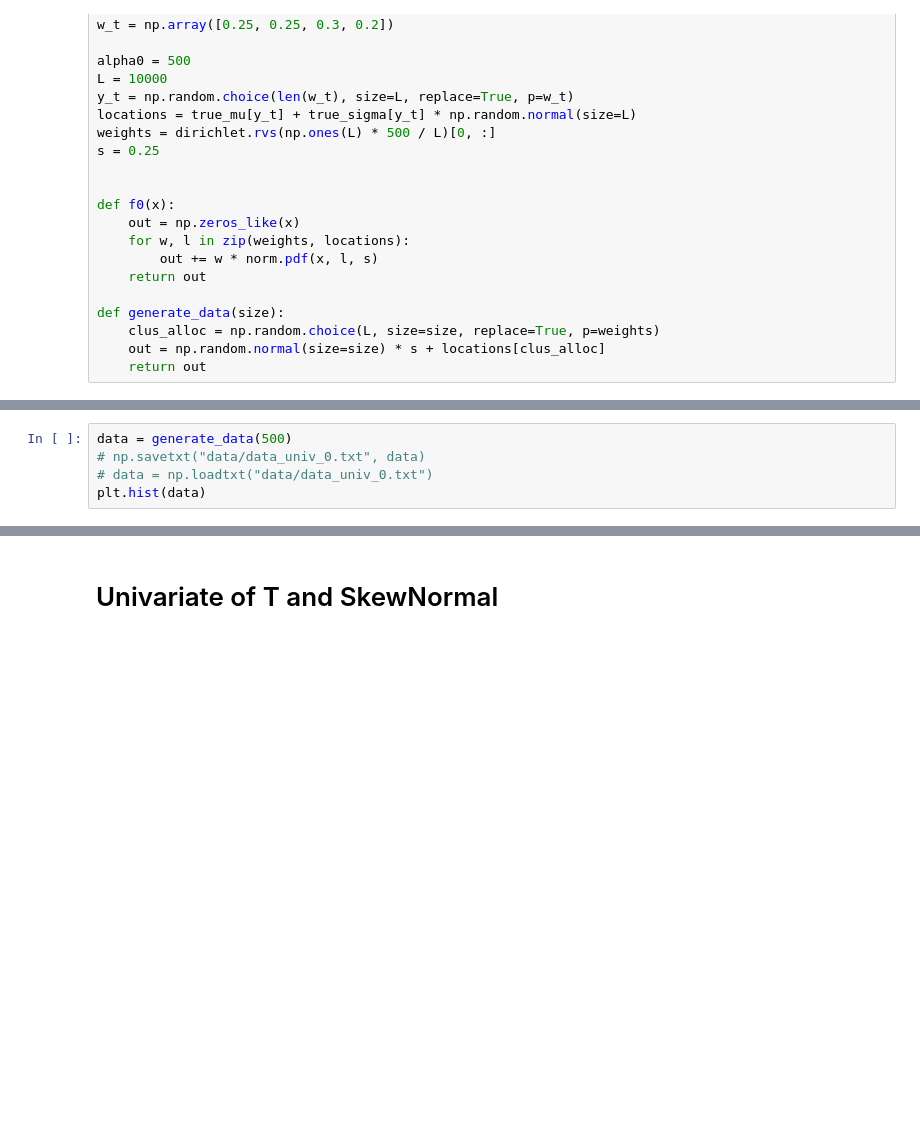
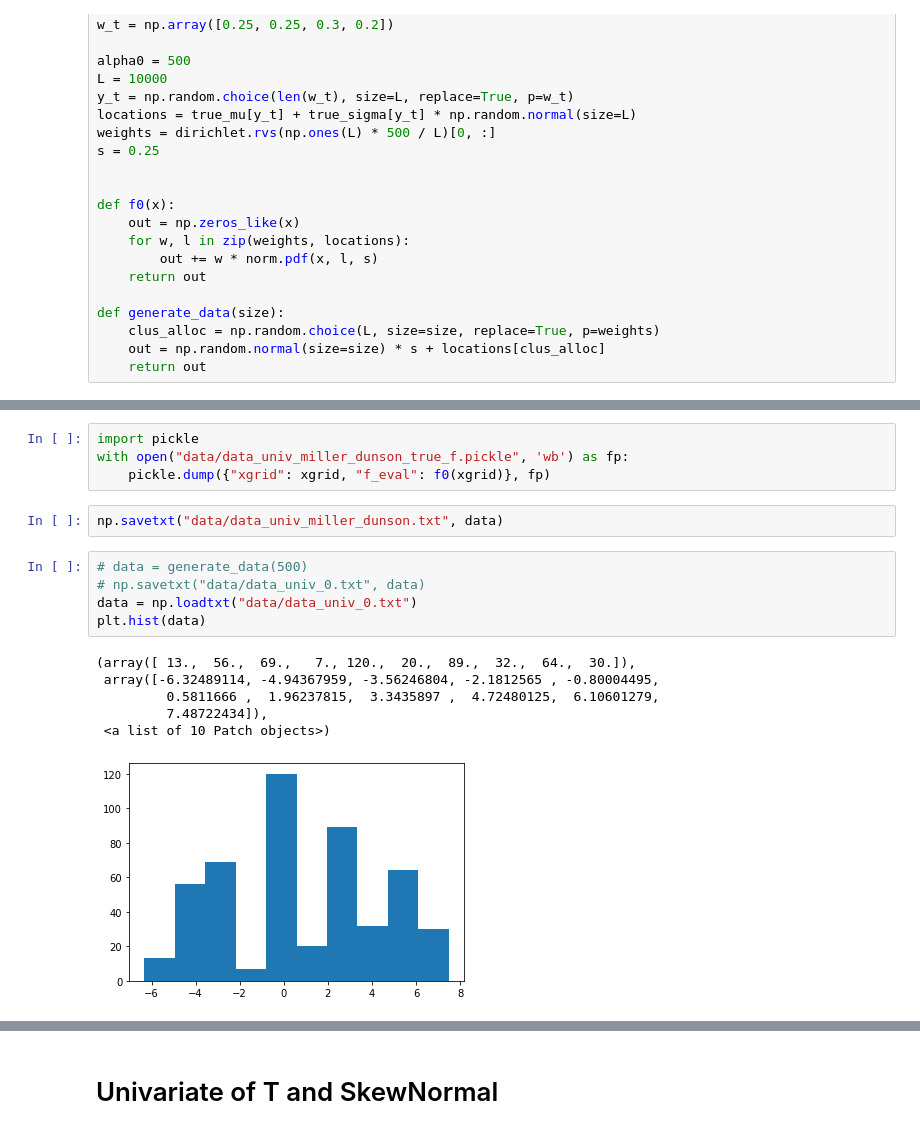
Before and after one commit to LGhilotti/pp_mix, a Jupyter notebook: Plots.ipynb, the cells around one changed output, grey strips where cells are left out. Cells and saved outputs as stored; diff of their text form; blank space fills up the shorter version.

```diff
--- a/Plots.ipynb
+++ b/Plots.ipynb
@@ -248,8 +254,21 @@ plt.plot(xgrid, f0(xgrid))
+# %%
+import pickle
+with open("data/data_univ_miller_dunson_true_f.pickle", 'wb') as fp:
+    pickle.dump({"xgrid": xgrid, "f_eval": f0(xgrid)}, fp)
+# %%
+np.savetxt("data/data_univ_miller_dunson.txt", data)
 # %%
-data = generate_data(500)
+# data = generate_data(500)
 # np.savetxt("data/data_univ_0.txt", data)
-# data = np.loadtxt("data/data_univ_0.txt")
+data = np.loadtxt("data/data_univ_0.txt")
 plt.hist(data)
+# %% [output]
+(array([ 13.,  56.,  69.,   7., 120.,  20.,  89.,  32.,  64.,  30.]),
+ array([-6.32489114, -4.94367959, -3.56246804, -2.1812565 , -0.80004495,
+         0.5811666 ,  1.96237815,  3.3435897 ,  4.72480125,  6.10601279,
+         7.48722434]),
+ <a list of 10 Patch objects>)
+[figure, added]
 # %%
 strauss_params = make_default_strauss(data.reshape(-1, 1))
 strauss_params
```
Also changed, not shown: parts of 11 cells of this notebook.
